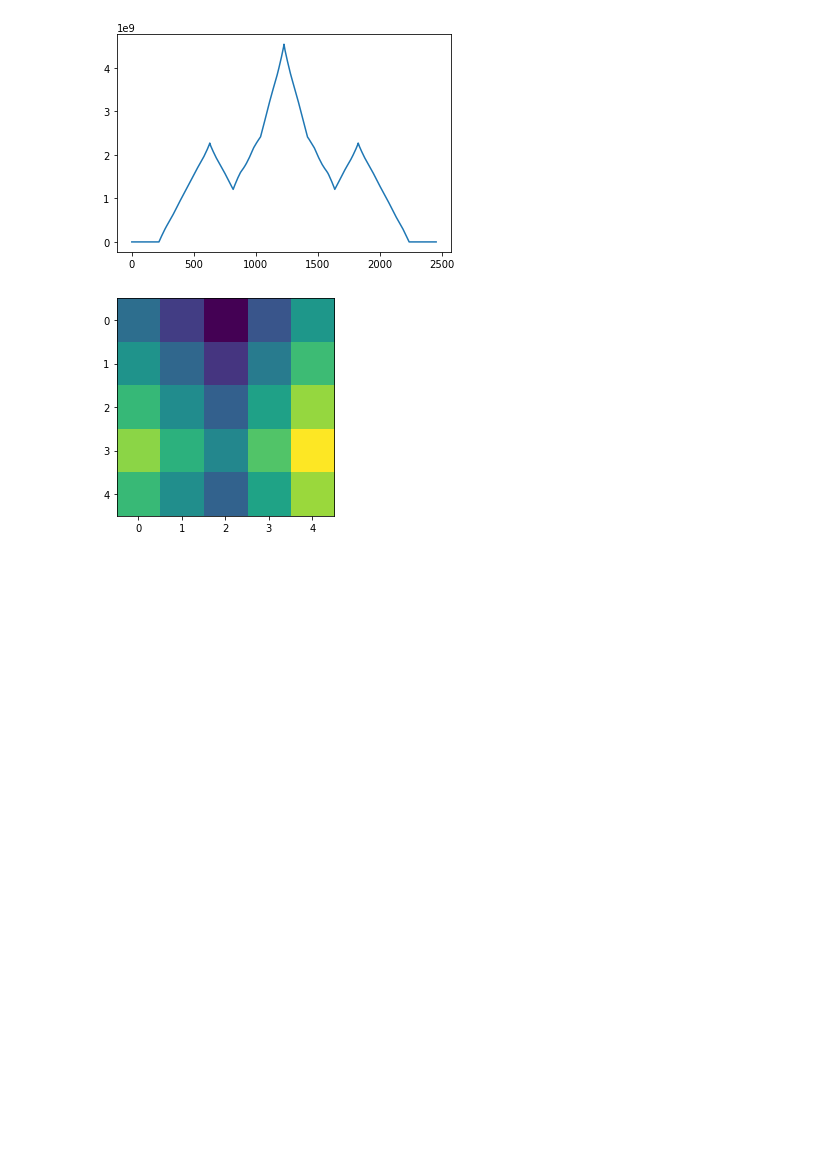
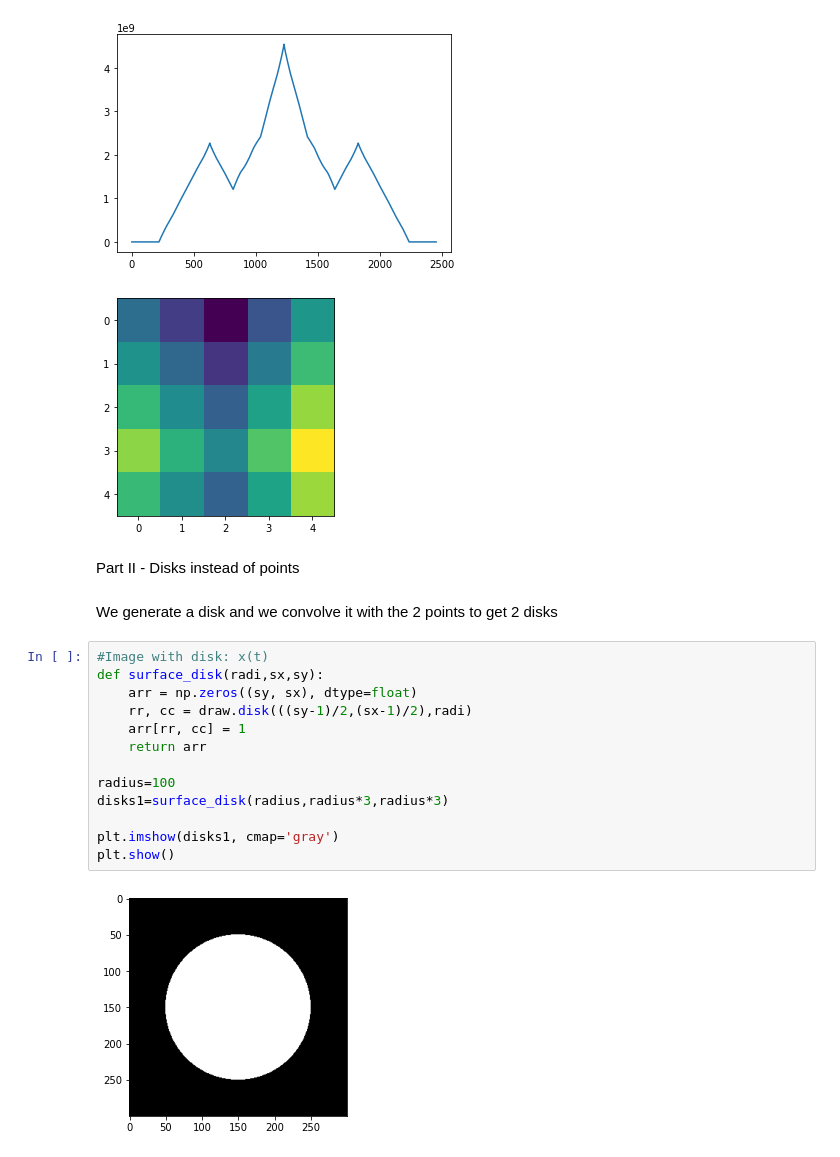
Before and after one commit to olivierleblanc/diffusercam, a Jupyter notebook: bernat/autocorrelation02.ipynb, the cells around one changed output. Saved outputs shown, nothing was run; the diff lists cells and outputs as text; blank space fills up the shorter version.

```diff
--- a/bernat/autocorrelation02.ipynb
+++ b/bernat/autocorrelation02.ipynb
@@ -104,3 +104,22 @@ plt.show()
 [figure]
 [figure]
 [figure]
+# %% [markdown]
+Part II - Disks instead of points
+# %% [markdown]
+We generate a disk and we convolve it with the 2 points to get 2 disks
+# %%
+#Image with disk: x(t)
+def surface_disk(radi,sx,sy):
+    arr = np.zeros((sy, sx), dtype=float)
+    rr, cc = draw.disk(((sy-1)/2,(sx-1)/2),radi)
+    arr[rr, cc] = 1
+    return arr
+
+radius=100
+disks1=surface_disk(radius,radius*3,radius*3)
+
+plt.imshow(disks1, cmap='gray')
+plt.show()
+# %% [output]
+[figure, added]
```
Also changed, not shown: parts of 4 cells of this notebook, 1 other file.
